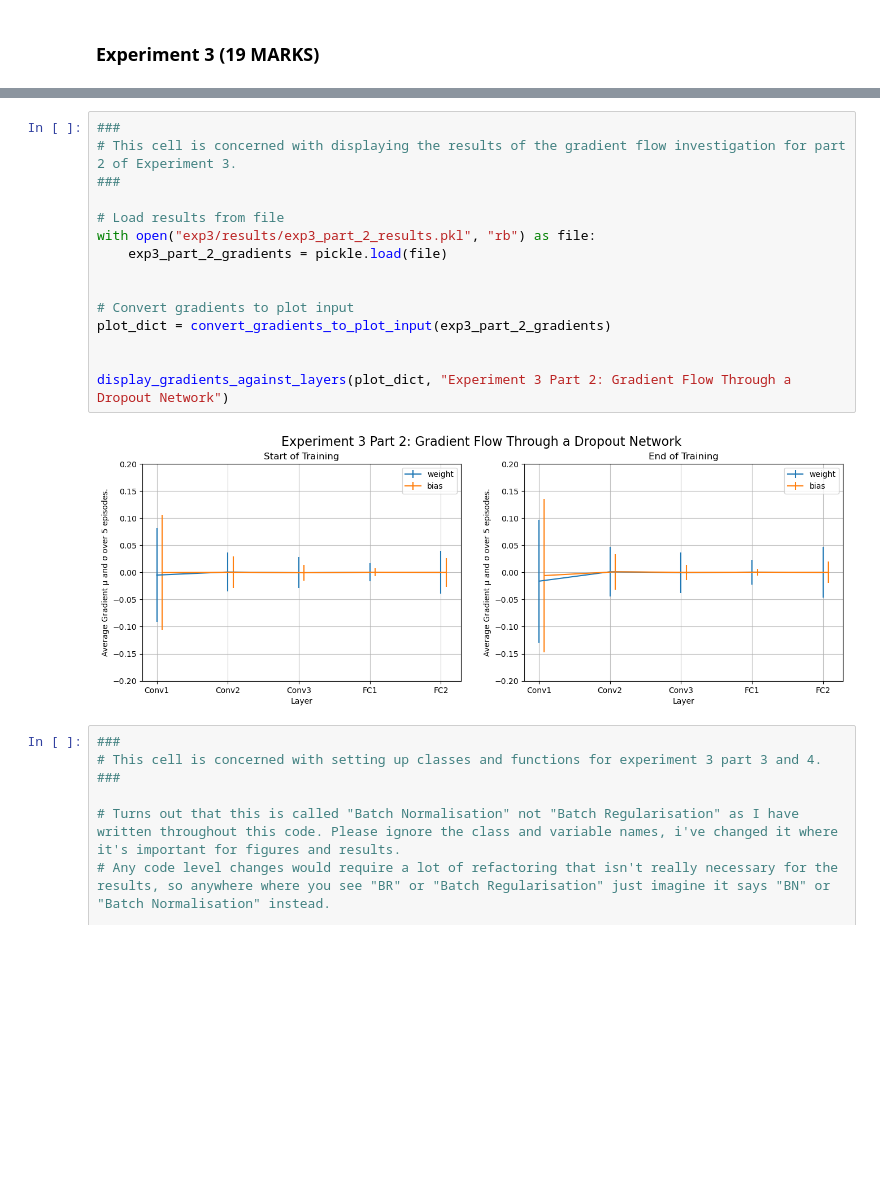
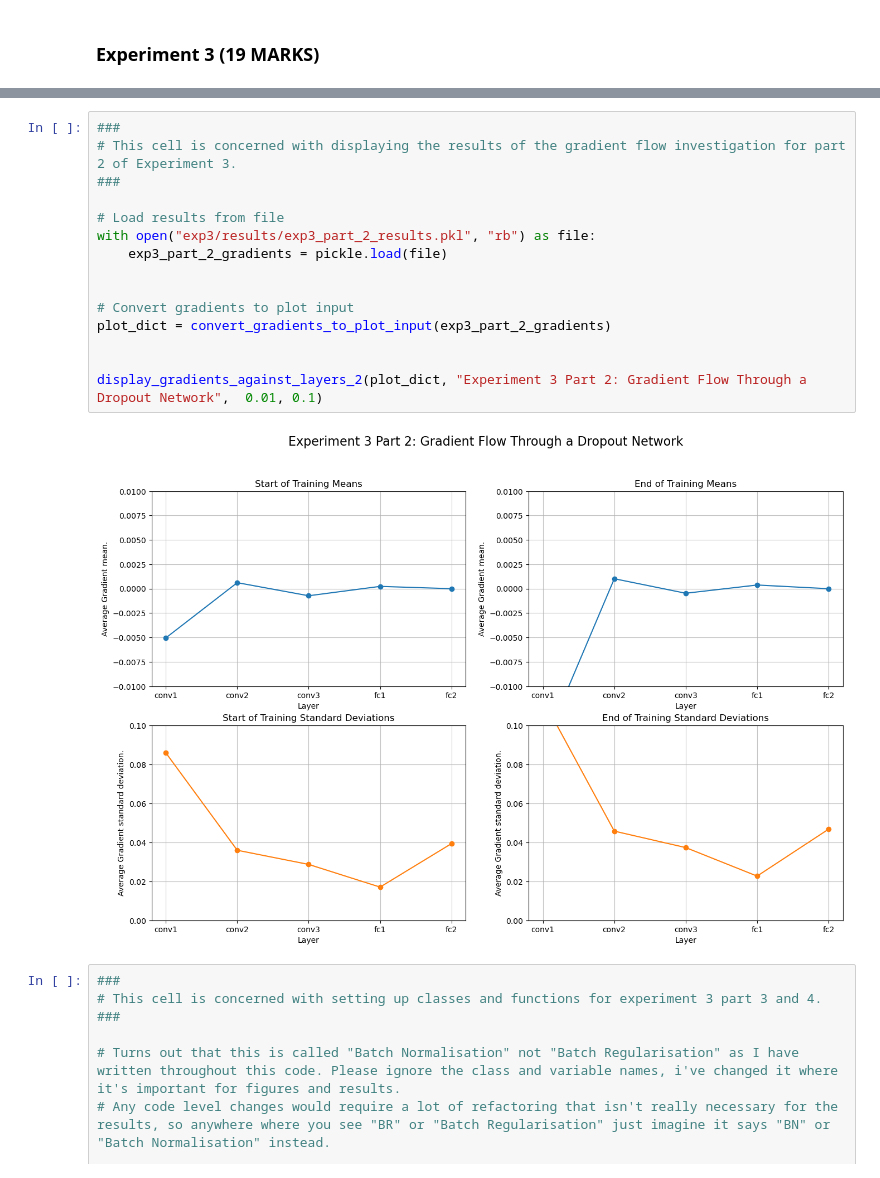
Before and after one commit to Dents6679/cifar10_nn_experiments, a Jupyter notebook: 246518.ipynb, the cells around one changed output, grey strips where cells are left out. Saved outputs shown, nothing was run; the diff lists cells and outputs as text; blank space fills up the shorter version.

```diff
--- a/246518.ipynb
+++ b/246518.ipynb
@@ -2676,20 +2643,20 @@ Results saved to file
 # %%
 ###
 # This cell is concerned with displaying the results of the gradient flow investigation for part 2 of Experiment 3.
 ###
 
 # Load results from file
 with open("exp3/results/exp3_part_2_results.pkl", "rb") as file:
     exp3_part_2_gradients = pickle.load(file)
 
 
 # Convert gradients to plot input
 plot_dict = convert_gradients_to_plot_input(exp3_part_2_gradients)
 
 
-display_gradients_against_layers(plot_dict, "Experiment 3 Part 2: Gradient Flow Through a Dropout Network")
+display_gradients_against_layers_2(plot_dict, "Experiment 3 Part 2: Gradient Flow Through a Dropout Network",  0.01, 0.1)
 # %% [output]
-[figure, old version]
+[figure, new version]
 # %%
 ###
 # This cell is concerned with setting up classes and functions for experiment 3 part 3 and 4.
```
Also changed, not shown: parts of 25 cells of this notebook, 8 other files.
